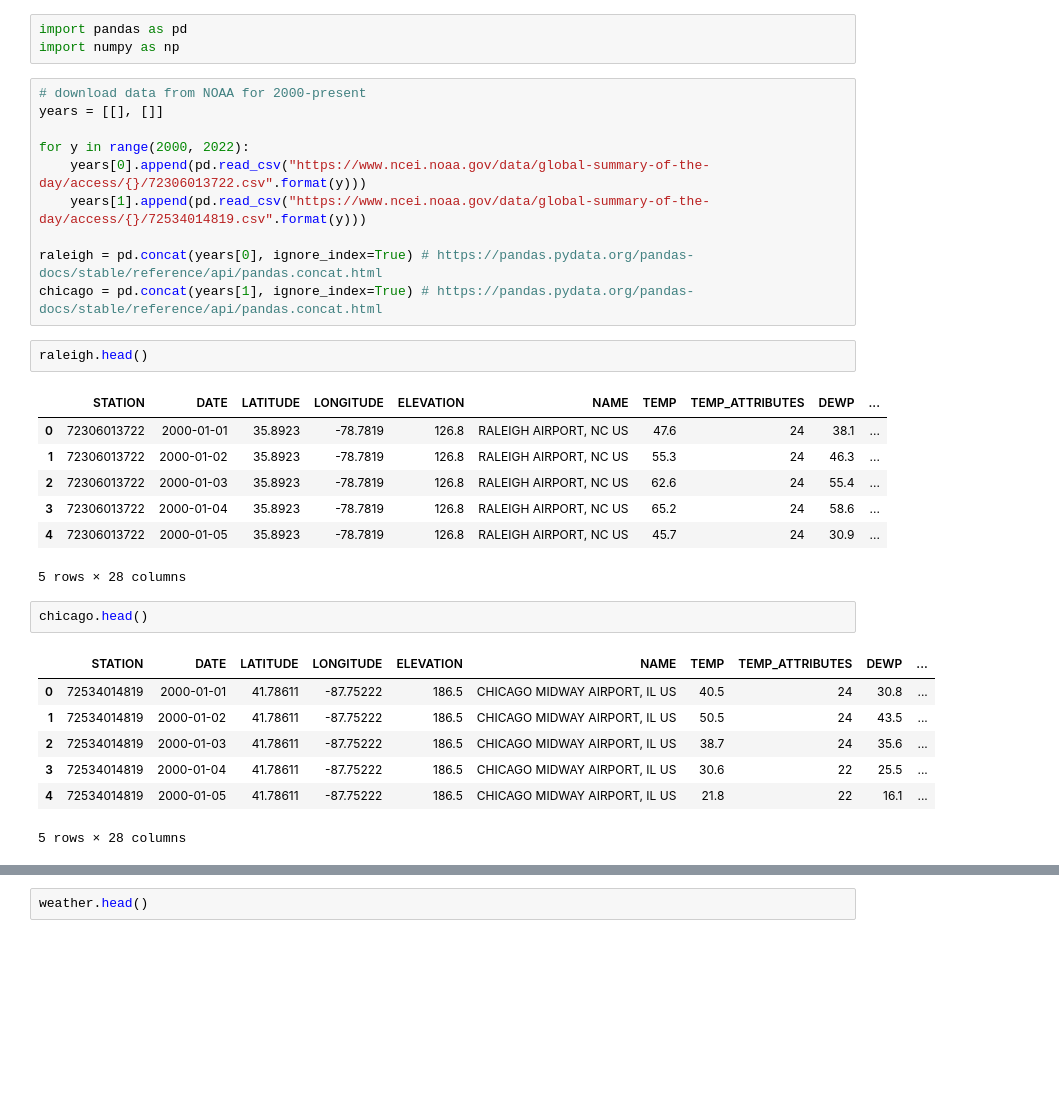
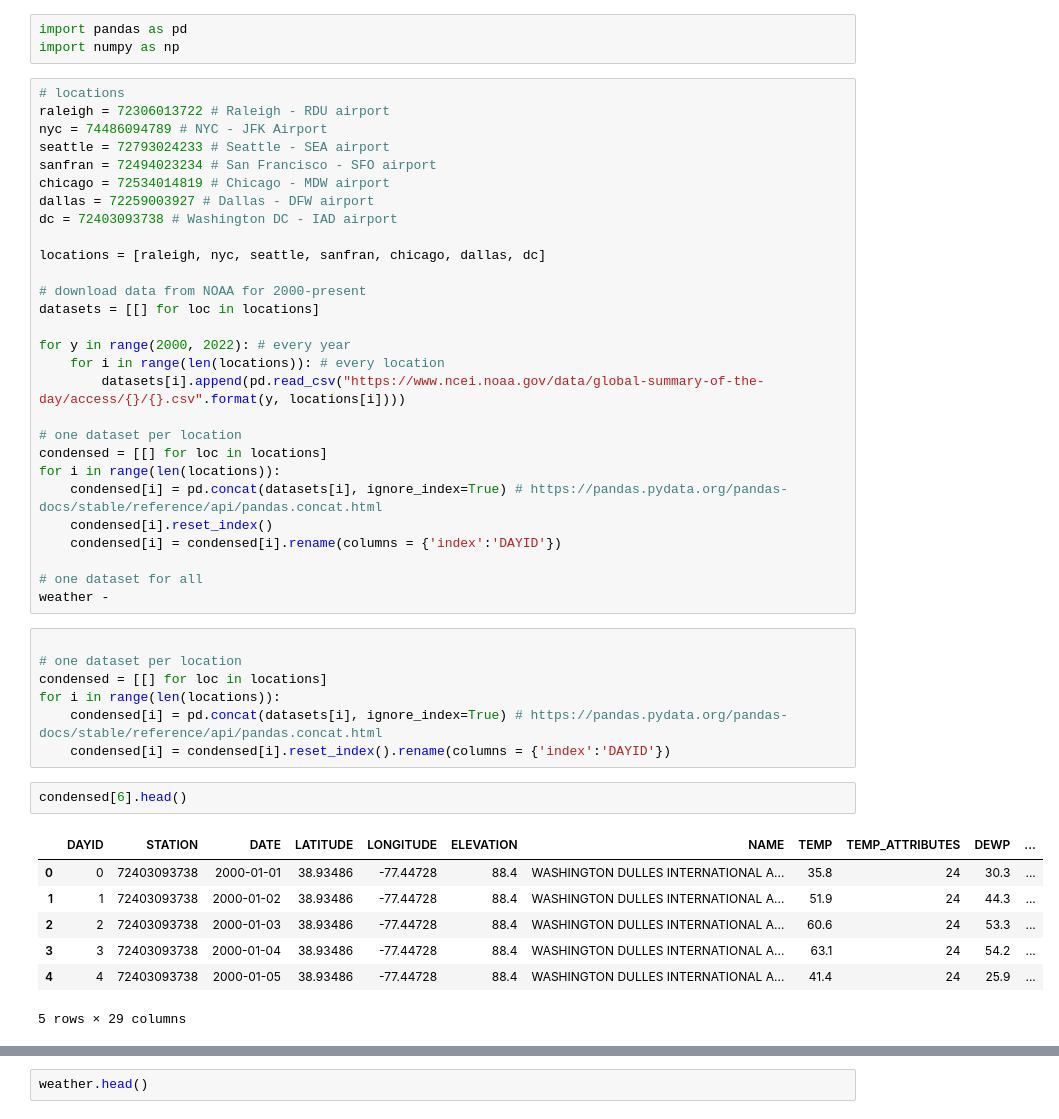
Before and after one commit to comp-machine-learning-spring2021/portfolio-krhablutzel, a Jupyter notebook: data/Data Wrangling-Copy1.ipynb, the cells around one changed output, grey strips where cells are left out. Saved outputs shown, nothing was run; the diff lists cells and outputs as text; blank space fills up the shorter version.

```diff
--- a/data/Data Wrangling-Copy1.ipynb
+++ b/data/Data Wrangling-Copy1.ipynb
@@ -7,36 +7,51 @@ Collected based on https://www.ncei.noaa.gov/access/search/data-search/global-su
 # %%
 import pandas as pd
 import numpy as np
-# %%
-# download data from NOAA for 2000-present
-years = [[], []]
-
-for y in range(2000, 2022):
-    years[0].append(pd.read_csv("https://www.ncei.noaa.gov/data/global-summary-of-the-day/access/{}/72306013722.csv".format(y)))
-    years[1].append(pd.read_csv("https://www.ncei.noaa.gov/data/global-summary-of-the-day/access/{}/72534014819.csv".format(y)))
-
-raleigh = pd.concat(years[0], ignore_index=True) # https://pandas.pydata.org/pandas-docs/stable/reference/api/pandas.concat.html
-chicago = pd.concat(years[1], ignore_index=True) # https://pandas.pydata.org/pandas-docs/stable/reference/api/pandas.concat.html
-# %%
-raleigh.head()
-# %% [output]
-|  | STATION | DATE | LATITUDE | LONGITUDE | ELEVATION | NAME | TEMP | TEMP_ATTRIBUTES | DEWP | ... |
-| 0 | 72306013722 | 2000-01-01 | 35.8923 | -78.7819 | 126.8 | RALEIGH AIRPORT, NC US | 47.6 | 24 | 38.1 | ... |
-| 1 | 72306013722 | 2000-01-02 | 35.8923 | -78.7819 | 126.8 | RALEIGH AIRPORT, NC US | 55.3 | 24 | 46.3 | ... |
-| 2 | 72306013722 | 2000-01-03 | 35.8923 | -78.7819 | 126.8 | RALEIGH AIRPORT, NC US | 62.6 | 24 | 55.4 | ... |
-| 3 | 72306013722 | 2000-01-04 | 35.8923 | -78.7819 | 126.8 | RALEIGH AIRPORT, NC US | 65.2 | 24 | 58.6 | ... |
-| 4 | 72306013722 | 2000-01-05 | 35.8923 | -78.7819 | 126.8 | RALEIGH AIRPORT, NC US | 45.7 | 24 | 30.9 | ... |
-5 rows × 28 columns
-# %%
-chicago.head()
-# %% [output]
-|  | STATION | DATE | LATITUDE | LONGITUDE | ELEVATION | NAME | TEMP | TEMP_ATTRIBUTES | DEWP | ... |
-| 0 | 72534014819 | 2000-01-01 | 41.78611 | -87.75222 | 186.5 | CHICAGO MIDWAY AIRPORT, IL US | 40.5 | 24 | 30.8 | ... |
-| 1 | 72534014819 | 2000-01-02 | 41.78611 | -87.75222 | 186.5 | CHICAGO MIDWAY AIRPORT, IL US | 50.5 | 24 | 43.5 | ... |
-| 2 | 72534014819 | 2000-01-03 | 41.78611 | -87.75222 | 186.5 | CHICAGO MIDWAY AIRPORT, IL US | 38.7 | 24 | 35.6 | ... |
-| 3 | 72534014819 | 2000-01-04 | 41.78611 | -87.75222 | 186.5 | CHICAGO MIDWAY AIRPORT, IL US | 30.6 | 22 | 25.5 | ... |
-| 4 | 72534014819 | 2000-01-05 | 41.78611 | -87.75222 | 186.5 | CHICAGO MIDWAY AIRPORT, IL US | 21.8 | 22 | 16.1 | ... |
-5 rows × 28 columns
+# %%
+# locations
+raleigh = 72306013722 # Raleigh - RDU airport
+nyc = 74486094789 # NYC - JFK Airport
+seattle = 72793024233 # Seattle - SEA airport
+sanfran = 72494023234 # San Francisco - SFO airport
+chicago = 72534014819 # Chicago - MDW airport
+dallas = 72259003927 # Dallas - DFW airport
+dc = 72403093738 # Washington DC - IAD airport
+
+locations = [raleigh, nyc, seattle, sanfran, chicago, dallas, dc]
+
+# download data from NOAA for 2000-present
+datasets = [[] for loc in locations]
+
+for y in range(2000, 2022): # every year
+    for i in range(len(locations)): # every location
+        datasets[i].append(pd.read_csv("https://www.ncei.noaa.gov/data/global-summary-of-the-day/access/{}/{}.csv".format(y, locations[i])))
+
+# one dataset per location
+condensed = [[] for loc in locations]
+for i in range(len(locations)):
+    condensed[i] = pd.concat(datasets[i], ignore_index=True) # https://pandas.pydata.org/pandas-docs/stable/reference/api/pandas.concat.html
+    condensed[i].reset_index()
+    condensed[i] = condensed[i].rename(columns = {'index':'DAYID'})
+
+# one dataset for all
+weather -
+# %%
+
+# one dataset per location
+condensed = [[] for loc in locations]
+for i in range(len(locations)):
+    condensed[i] = pd.concat(datasets[i], ignore_index=True) # https://pandas.pydata.org/pandas-docs/stable/reference/api/pandas.concat.html
+    condensed[i] = condensed[i].reset_index().rename(columns = {'index':'DAYID'})
+# %%
+condensed[6].head()
+# %% [output]
+|  | DAYID | STATION | DATE | LATITUDE | LONGITUDE | ELEVATION | NAME | TEMP | TEMP_ATTRIBUTES | DEWP | ... |
+| 0 | 0 | 72403093738 | 2000-01-01 | 38.93486 | -77.44728 | 88.4 | WASHINGTON DULLES INTERNATIONAL A... | 35.8 | 24 | 30.3 | ... |
+| 1 | 1 | 72403093738 | 2000-01-02 | 38.93486 | -77.44728 | 88.4 | WASHINGTON DULLES INTERNATIONAL A... | 51.9 | 24 | 44.3 | ... |
+| 2 | 2 | 72403093738 | 2000-01-03 | 38.93486 | -77.44728 | 88.4 | WASHINGTON DULLES INTERNATIONAL A... | 60.6 | 24 | 53.3 | ... |
+| 3 | 3 | 72403093738 | 2000-01-04 | 38.93486 | -77.44728 | 88.4 | WASHINGTON DULLES INTERNATIONAL A... | 63.1 | 24 | 54.2 | ... |
+| 4 | 4 | 72403093738 | 2000-01-05 | 38.93486 | -77.44728 | 88.4 | WASHINGTON DULLES INTERNATIONAL A... | 41.4 | 24 | 25.9 | ... |
+5 rows × 29 columns
 # %%
 # add columns for day, month, year, and season
 
```
Also changed, not shown: parts of 1 cell of this notebook, 6 other files.
